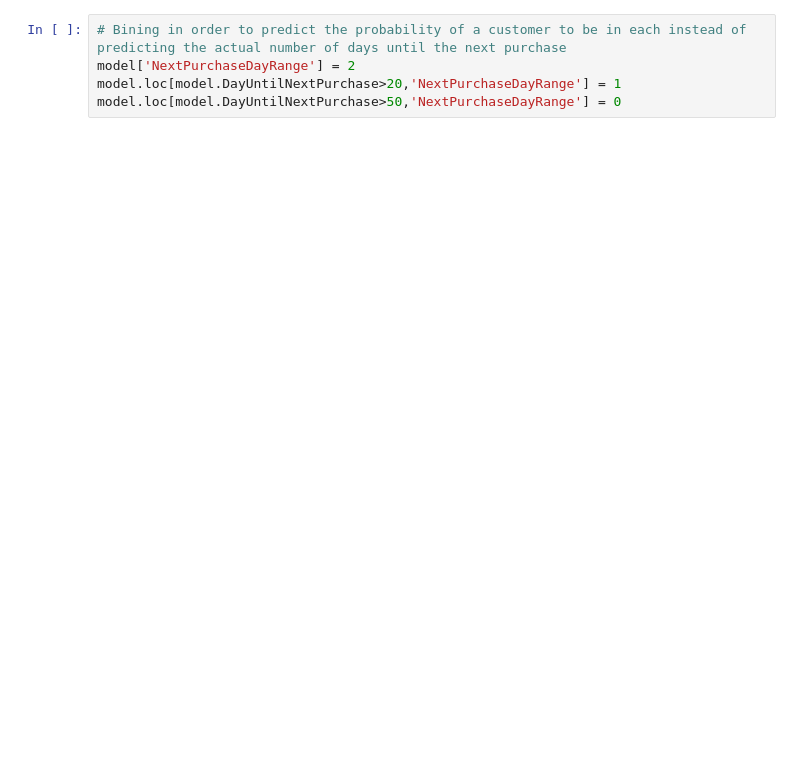
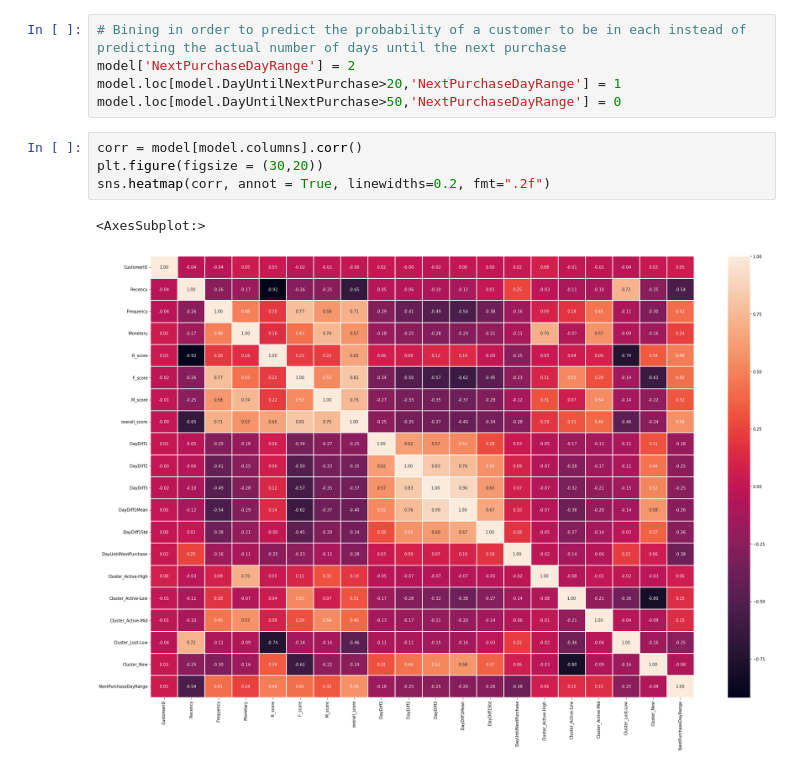
Before and after one commit to FelipeTufaile/probability_to_purchase, a Jupyter notebook: prob_to_purch_model_v00.ipynb, the cells around one changed output. Cells and saved outputs as stored; diff of their text form; blank space fills up the shorter version.

Commit message:
Updating notebook with correlation plot

```diff
--- a/prob_to_purch_model_v00.ipynb
+++ b/prob_to_purch_model_v00.ipynb
@@ -472,3 +475,10 @@ model
 model['NextPurchaseDayRange'] = 2
 model.loc[model.DayUntilNextPurchase>20,'NextPurchaseDayRange'] = 1
 model.loc[model.DayUntilNextPurchase>50,'NextPurchaseDayRange'] = 0
+# %%
+corr = model[model.columns].corr()
+plt.figure(figsize = (30,20))
+sns.heatmap(corr, annot = True, linewidths=0.2, fmt=".2f")
+# %% [output]
+<AxesSubplot:>
+[figure, added]
```
Also changed, not shown: parts of 4 cells of this notebook.
